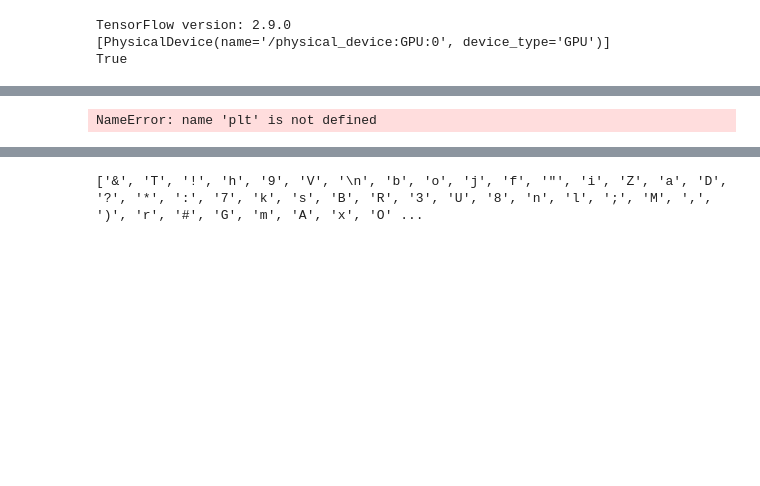
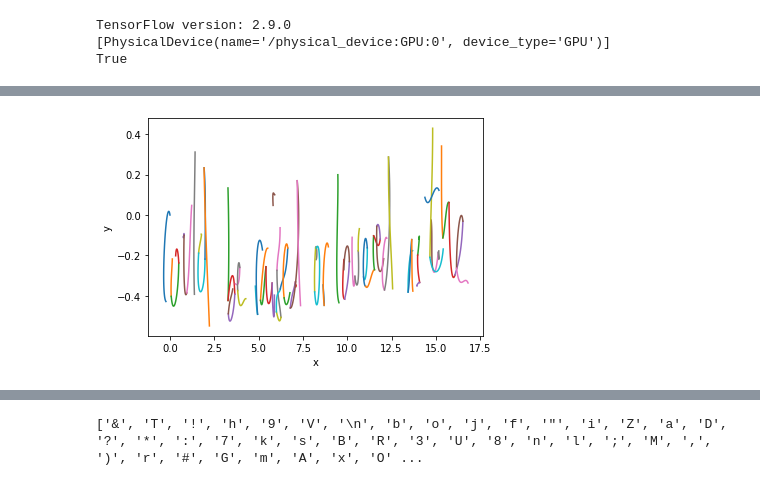
Before and after one commit to Redjeepkaiser/AutoWrite, a Jupyter notebook: src/notebooks/Training the encoder Bezier.ipynb, the cells around one changed output, grey strips where cells are left out. Saved outputs shown, nothing was run; the diff lists cells and outputs as text; code cells hidden in the pictures; blank space fills up the shorter version.

```diff
--- a/src/notebooks/Training the encoder Bezier.ipynb
+++ b/src/notebooks/Training the encoder Bezier.ipynb
@@ -263,57 +191,12 @@ plt.show()
 # %%
-def plot_bezier_curves(data):
-    current_x = 0
-    current_y = 0
+import sys
+sys.path.insert(0, "../autowrite")
+from Visualizer import Visualizer
 
-    for i, (dx, dy, d1, d2, a1, a2, g1, g2, g3, p1, p2) in enumerate(data):
-        if p2:
-            current_x += dx
-            current_y += dy
-            continue
-
-        p0 = np.array([current_x, current_y])
-        p3 = np.array([current_x + dx, current_y + dy])
-
-        p1 = make_rotation_matrix(a1) @ np.array([dx, dy]) * d1 + np.array([current_x, current_y])
-        p2 = make_rotation_matrix(a2) @ np.array([-dx, -dy]) * d2 + np.array([current_x + dx, current_y + dy])
-
-#         plt.scatter(p0[0], p0[1])
-#         plt.scatter(p1[0], p1[1])
-#         plt.scatter(p2[0], p2[1])
-#         plt.scatter(p3[0], p3[1])
-#         plt.plot([p3[0], p2[0]], [p3[1], p2[1]])
-#         plt.plot([p0[0], p1[0]], [p0[1], p1[1]])
-
-        ts = np.linspace(0, 1, 100)
-        xs = []
-        ys = []
-
-        for t in ts:
-            (x, y) = bezier_curve(p0, p1, p2, p3, t)
-            xs.append(x)
-            ys.append(y)
-
-        current_x = p3[0]
-        current_y = p3[1]
-
-        plt.plot(xs, ys, label=f"Bezier {i}")
-
-    plt.xlabel("x")
-    plt.ylabel("y")
-
-def make_rotation_matrix(angle):
-    return np.array([[np.cos(angle), np.sin(angle)], [-np.sin(angle), np.cos(angle)]])
-
-def bezier_curve(p0, p1, p2, p3, t):
-    return ((1-t)**3 * p0) + (3*(1-t)**2*t * p1) + (3*(1-t)*t**2 * p2) + (t**3 * p3)
-
-plot_bezier_curves(padded_features[10])
-
-# Add pciture of input
-# Picture of fitted curves
-# 120 epochs -. precision up
+visualizer = Visualizer()
+visualizer.plot_bezier_curves(padded_features[10])
 # %% [output]
-NameError: name 'plt' is not defined
+[figure, added]
 # %%
 print(len(loss_history[0]))
 # %% [output]
```
Also changed, not shown: parts of 18 cells of this notebook, 10 other files.
